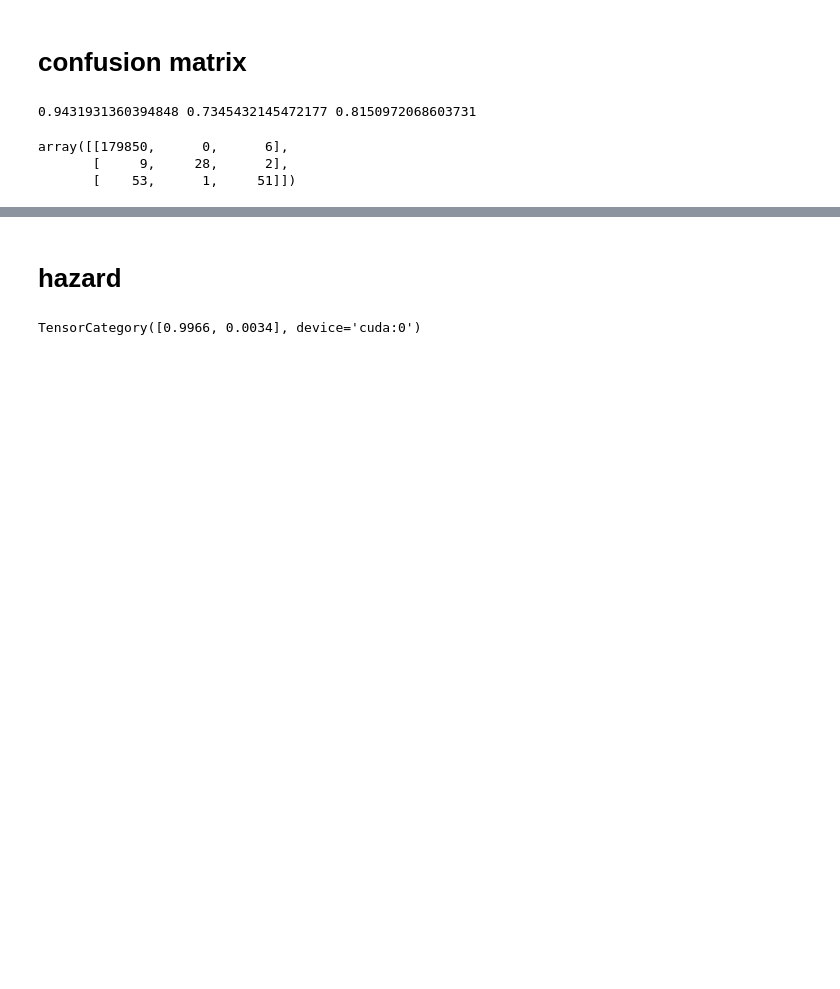
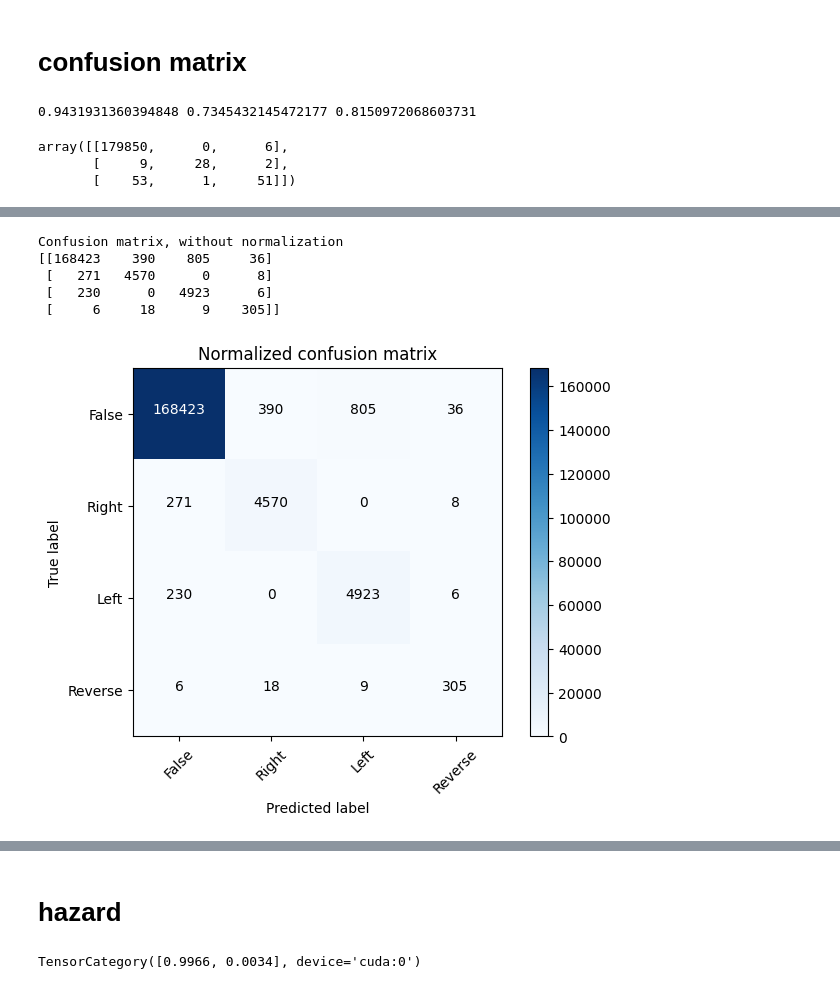
Before and after one commit to aivill-project/v2x_ts, a Jupyter notebook: v2x_inference.ipynb, the cells around one changed output, grey strips where cells are left out. Drawn from its saved outputs; the diff is of its cells as text; code cells hidden in the pictures; blank space fills up the shorter version.

```diff
--- a/v2x_inference.ipynb
+++ b/v2x_inference.ipynb
@@ -270,0 +266,12 @@ plot_confusion_matrix(cnf_matrix, classes=class_speed.values(), normalize=True,
+# %%
+# Compute confusion matrix
+cnf_matrix_trun = skm.confusion_matrix(test_targets_turn, test_preds_turn)
+np.set_printoptions(precision=2)
+plot_confusion_matrix(cnf_matrix_trun, classes=class_turn.values(), normalize=False, title='Normalized confusion matrix')
+# %% [output]
+Confusion matrix, without normalization
+[[168423    390    805     36]
+ [   271   4570      0      8]
+ [   230      0   4923      6]
+ [     6     18      9    305]]
+[figure, added]
```
Also changed, not shown: parts of 8 cells of this notebook, 5 other files.
